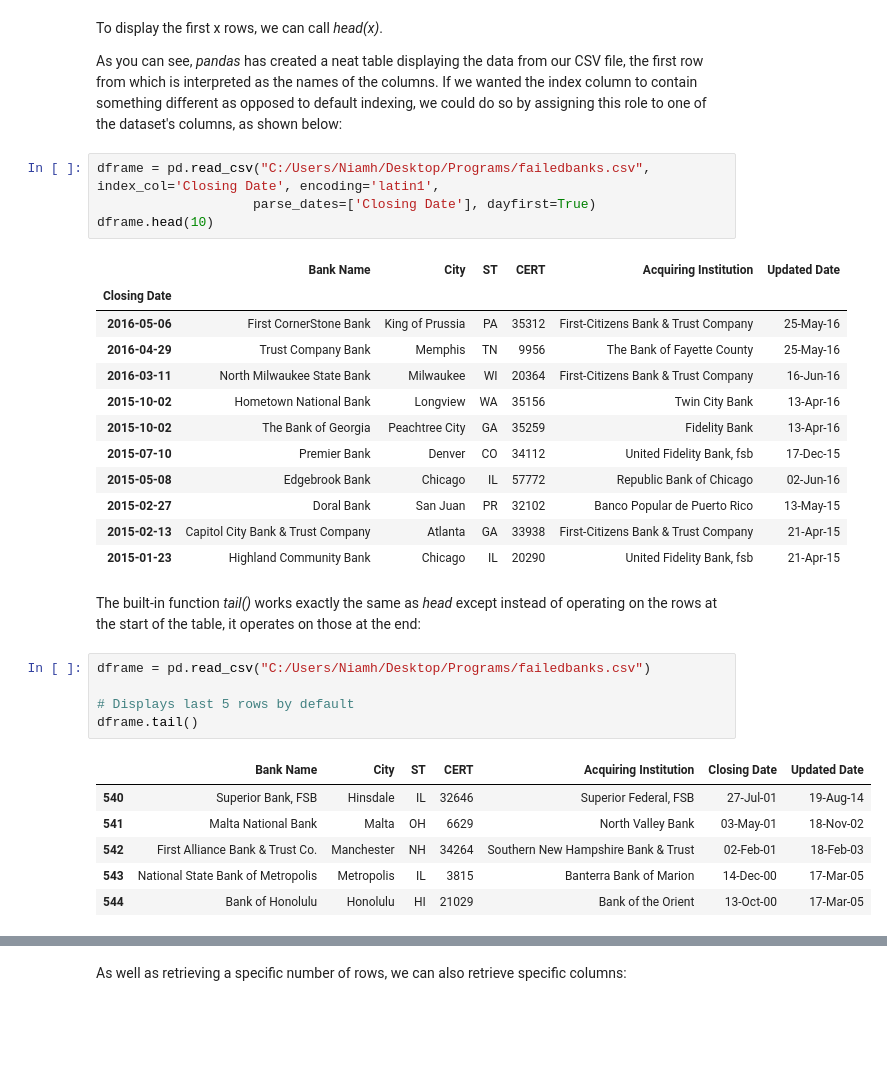
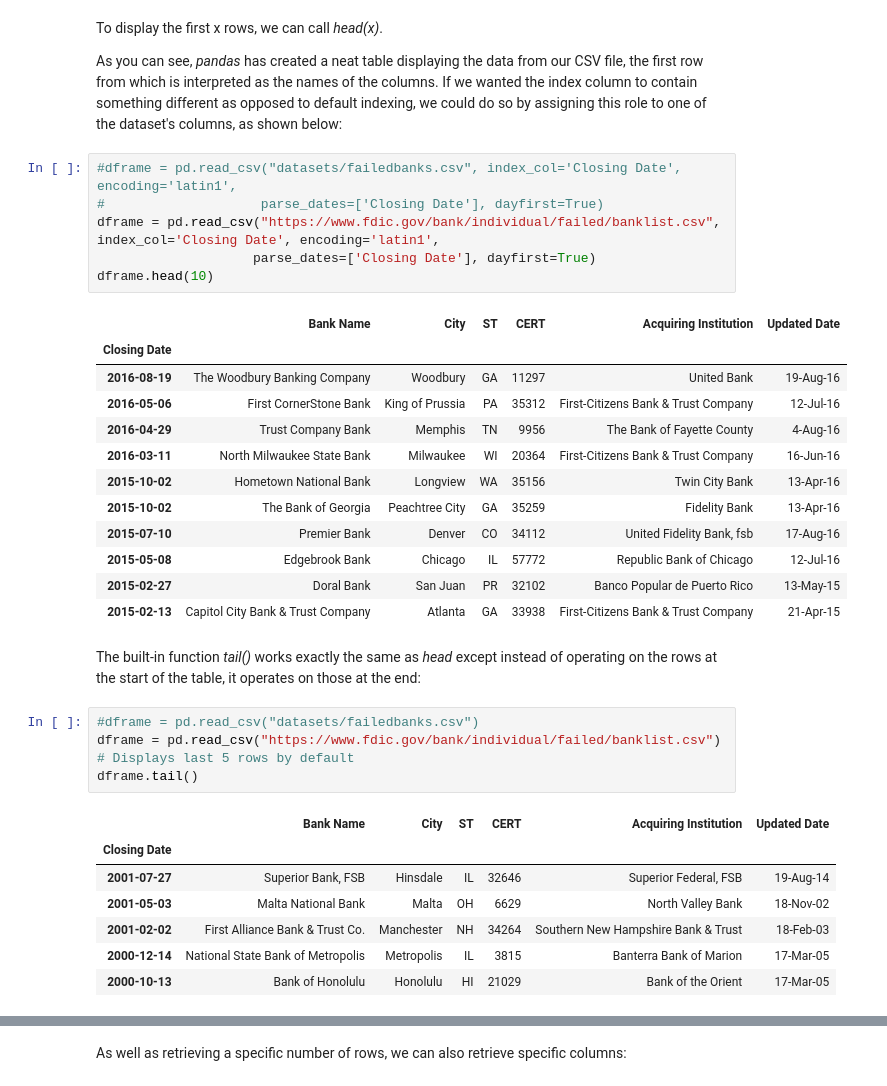
Before and after one commit to nimar21/datavis-project, a Jupyter notebook: pandas.ipynb, the cells around one changed output, grey strips where cells are left out. Saved outputs shown, nothing was run; the diff lists cells and outputs as text; blank space fills up the shorter version.

```diff
--- a/pandas.ipynb
+++ b/pandas.ipynb
@@ -141,36 +142,39 @@ To display the first x rows, we can call <i>head(x)</i>.
 
 As you can see, <i>pandas</i> has created a neat table displaying the data from our CSV file, the first row from which is interpreted as the names of the columns. If we wanted the index column to contain something different as opposed to default indexing, we could do so by assigning this role to one of the dataset's columns, as shown below:
 # %%
-dframe = pd.read_csv("C:/Users/Niamh/Desktop/Programs/failedbanks.csv", index_col='Closing Date', encoding='latin1',
+#dframe = pd.read_csv("datasets/failedbanks.csv", index_col='Closing Date', encoding='latin1',
+#                    parse_dates=['Closing Date'], dayfirst=True)
+dframe = pd.read_csv("https://www.fdic.gov/bank/individual/failed/banklist.csv", index_col='Closing Date', encoding='latin1',
                     parse_dates=['Closing Date'], dayfirst=True)
 dframe.head(10)
 # %% [output]
 |  | Bank Name | City | ST | CERT | Acquiring Institution | Updated Date |
 | Closing Date |  |  |  |  |  |  |
-| 2016-05-06 | First CornerStone Bank | King of Prussia | PA | 35312 | First-Citizens Bank & Trust Company | 25-May-16 |
-| 2016-04-29 | Trust Company Bank | Memphis | TN | 9956 | The Bank of Fayette County | 25-May-16 |
+| 2016-08-19 | The Woodbury Banking Company | Woodbury | GA | 11297 | United Bank | 19-Aug-16 |
+| 2016-05-06 | First CornerStone Bank | King of Prussia | PA | 35312 | First-Citizens Bank & Trust Company | 12-Jul-16 |
+| 2016-04-29 | Trust Company Bank | Memphis | TN | 9956 | The Bank of Fayette County | 4-Aug-16 |
 | 2016-03-11 | North Milwaukee State Bank | Milwaukee | WI | 20364 | First-Citizens Bank & Trust Company | 16-Jun-16 |
 | 2015-10-02 | Hometown National Bank | Longview | WA | 35156 | Twin City Bank | 13-Apr-16 |
 | 2015-10-02 | The Bank of Georgia | Peachtree City | GA | 35259 | Fidelity Bank | 13-Apr-16 |
-| 2015-07-10 | Premier Bank | Denver | CO | 34112 | United Fidelity Bank, fsb | 17-Dec-15 |
-| 2015-05-08 | Edgebrook Bank | Chicago | IL | 57772 | Republic Bank of Chicago | 02-Jun-16 |
+| 2015-07-10 | Premier Bank | Denver | CO | 34112 | United Fidelity Bank, fsb | 17-Aug-16 |
+| 2015-05-08 | Edgebrook Bank | Chicago | IL | 57772 | Republic Bank of Chicago | 12-Jul-16 |
 | 2015-02-27 | Doral Bank | San Juan | PR | 32102 | Banco Popular de Puerto Rico | 13-May-15 |
 | 2015-02-13 | Capitol City Bank & Trust Company | Atlanta | GA | 33938 | First-Citizens Bank & Trust Company | 21-Apr-15 |
-| 2015-01-23 | Highland Community Bank | Chicago | IL | 20290 | United Fidelity Bank, fsb | 21-Apr-15 |
 # %% [markdown]
 The built-in function <i>tail()</i> works exactly the same as <i>head</i> except instead of operating on the rows at the start of the table, it operates on those at the end:
 # %%
-dframe = pd.read_csv("C:/Users/Niamh/Desktop/Programs/failedbanks.csv")
-
+#dframe = pd.read_csv("datasets/failedbanks.csv")
+dframe = pd.read_csv("https://www.fdic.gov/bank/individual/failed/banklist.csv")
 # Displays last 5 rows by default
 dframe.tail()
 # %% [output]
-|  | Bank Name | City | ST | CERT | Acquiring Institution | Closing Date | Updated Date |
-| 540 | Superior Bank, FSB | Hinsdale | IL | 32646 | Superior Federal, FSB | 27-Jul-01 | 19-Aug-14 |
-| 541 | Malta National Bank | Malta | OH | 6629 | North Valley Bank | 03-May-01 | 18-Nov-02 |
-| 542 | First Alliance Bank & Trust Co. | Manchester | NH | 34264 | Southern New Hampshire Bank & Trust | 02-Feb-01 | 18-Feb-03 |
-| 543 | National State Bank of Metropolis | Metropolis | IL | 3815 | Banterra Bank of Marion | 14-Dec-00 | 17-Mar-05 |
-| 544 | Bank of Honolulu | Honolulu | HI | 21029 | Bank of the Orient | 13-Oct-00 | 17-Mar-05 |
+|  | Bank Name | City | ST | CERT | Acquiring Institution | Updated Date |
+| Closing Date |  |  |  |  |  |  |
+| 2001-07-27 | Superior Bank, FSB | Hinsdale | IL | 32646 | Superior Federal, FSB | 19-Aug-14 |
+| 2001-05-03 | Malta National Bank | Malta | OH | 6629 | North Valley Bank | 18-Nov-02 |
+| 2001-02-02 | First Alliance Bank & Trust Co. | Manchester | NH | 34264 | Southern New Hampshire Bank & Trust | 18-Feb-03 |
+| 2000-12-14 | National State Bank of Metropolis | Metropolis | IL | 3815 | Banterra Bank of Marion | 17-Mar-05 |
+| 2000-10-13 | Bank of Honolulu | Honolulu | HI | 21029 | Bank of the Orient | 17-Mar-05 |
 # %%
 # Displays the last n rows
 dframe.tail(8)
```
Also changed, not shown: parts of 22 cells of this notebook, 4 other files.
